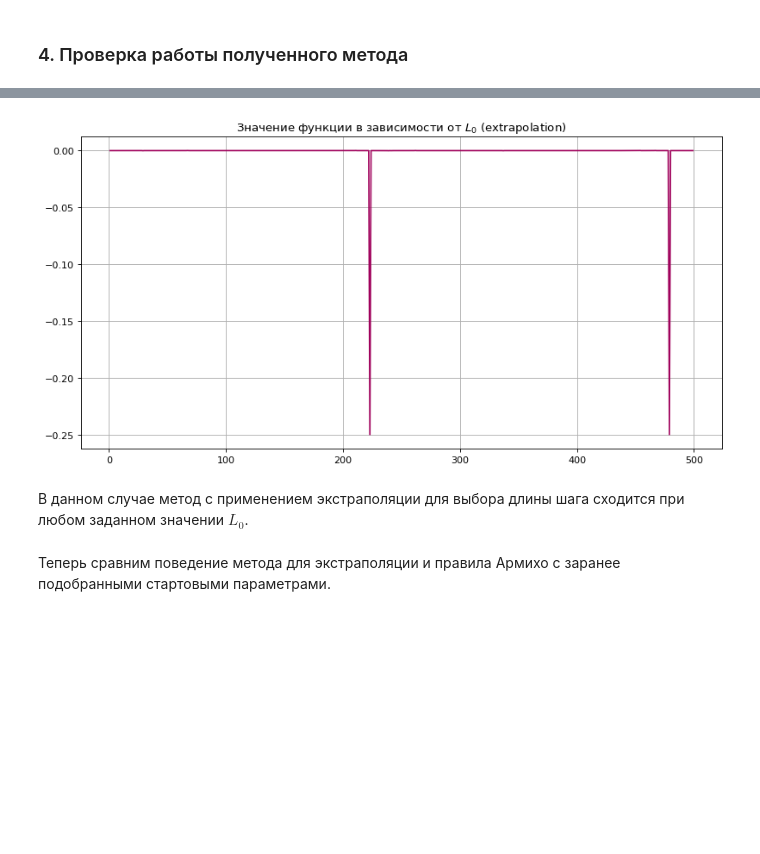
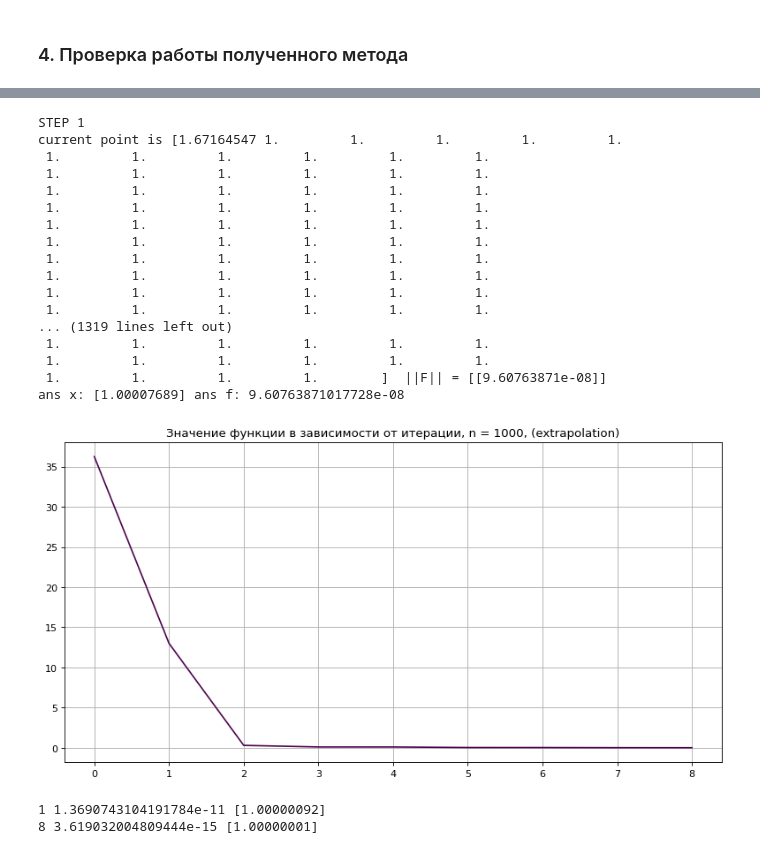
Before and after one commit to kuskarov/hse-optimization-project, a Jupyter notebook: implementation.ipynb, the cells around one changed output, grey strips where cells are left out. Cells and saved outputs as stored; diff of their text form; code cells hidden in the pictures; blank space fills up the shorter version.

```diff
--- a/implementation.ipynb
+++ b/implementation.ipynb
@@ -384,30 +645,72 @@ plt.show()
+# %%
+def main():
+  n = 1000
+  oracle = OracleRosenbrock(n)
+  GD = GradientDescent()
+
+  rule = "extrapolation"
+  start_point = np.ones((n, 1))
+  start_point[0,0] = 2
+  points_history = np.array(GD.do_gd(oracle, start_point, 0.0001, 37, rule, verbose=True))
+  function_value_history = [oracle.F(x)[0,0] for x in points_history]
+
+  print("ans x:", points_history[-1][0], "ans f:", function_value_history[-1])
+  fig = plt.figure(dpi=80, figsize=(12, 6))
+  plt.title("Значение функции в зависимости от итерации, n = {}, ({})".format(n, rule))
+  plt.plot(function_value_history, color="xkcd:plum purple")
+  plt.grid(True)
+  plt.show()
+  fig.savefig("momentum_{}_L0_R.pdf".format(rule))
+
+main()
+# %% [output]
+STEP 1
+current point is [1.67164547 1.         1.         1.         1.         1.
+ 1.         1.         1.         1.         1.         1.
+ 1.         1.         1.         1.         1.         1.
+ 1.         1.         1.         1.         1.         1.
+ 1.         1.         1.         1.         1.         1.
+ 1.         1.         1.         1.         1.         1.
+ 1.         1.         1.         1.         1.         1.
+ 1.         1.         1.         1.         1.         1.
+ 1.         1.         1.         1.         1.         1.
+ 1.         1.         1.         1.         1.         1.
+ 1.         1.         1.         1.         1.         1.
+... (1319 lines left out)
+ 1.         1.         1.         1.         1.         1.
+ 1.         1.         1.         1.         1.         1.
+ 1.         1.         1.         1.        ]  ||F|| = [[9.60763871e-08]]
+ans x: [1.00007689] ans f: 9.60763871017728e-08
+[figure, added]
 # %%
 def main():
-  oracle = Oracle()
+  n = 1000
+  oracle = OracleRosenbrock(n)
   GD = GradientDescent()
 
   rule = "extrapolation"
+  start_point = np.ones((n, 1))
+  start_point[0,0] = 2
   results = []
   L0s = np.arange(1, 500)
   for L0 in L0s:
     try:
-      points_history = np.array(GD.do_gd(oracle, np.array([[5]]), 0.0001, L0, rule, verbose=False))
+      points_history = np.array(GD.do_gd(oracle, start_point, 0.0001, L0, rule, verbose=False))
       function_value_history = [oracle.F(x)[0,0] for x in points_history]
       ans = function_value_history[-1]
+      print(L0, ans, points_history[-1][0])
       results.append(ans)
     except:
-      results.append(1) # метод не сошелся
+      results.append(1) # не получилось
+
   fig = plt.figure(dpi=80, figsize=(12, 6))
   plt.title("Значение функции в зависимости от $L_0$ ({})".format(rule))
   plt.plot(L0s, results, color="xkcd:deep magenta")
   plt.grid(True)
   plt.show()
-#  fig.savefig("momentum_{}_L0_1.pdf".format(rule))
+  fig.savefig("momentum_{}_L0_r.pdf".format(rule))
 
 main()
 # %% [output]
-[figure, removed]
+1 1.3690743104191784e-11 [1.00000092]
+8 3.619032004809444e-15 [1.00000001]
-# %% [markdown]
-В данном случае метод с применением экстраполяции для выбора длины шага сходится при любом заданном значении $L_0$.
-# %% [markdown]
-Теперь сравним поведение метода для экстраполяции и правила Армихо с заранее подобранными стартовыми параметрами.
```
Also changed, not shown: parts of 18 cells of this notebook, 1 other file.
